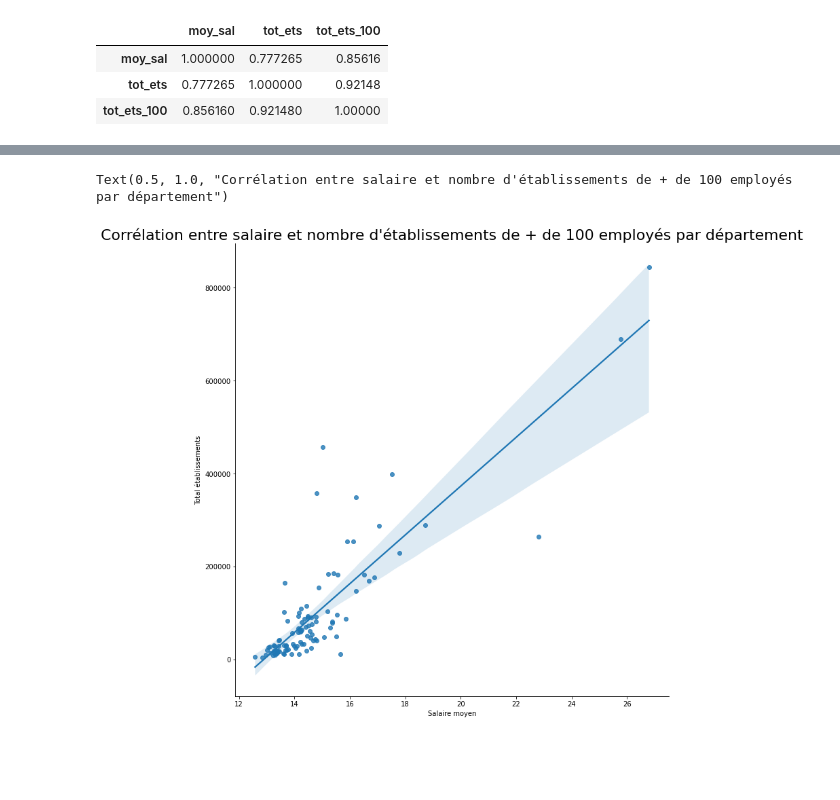
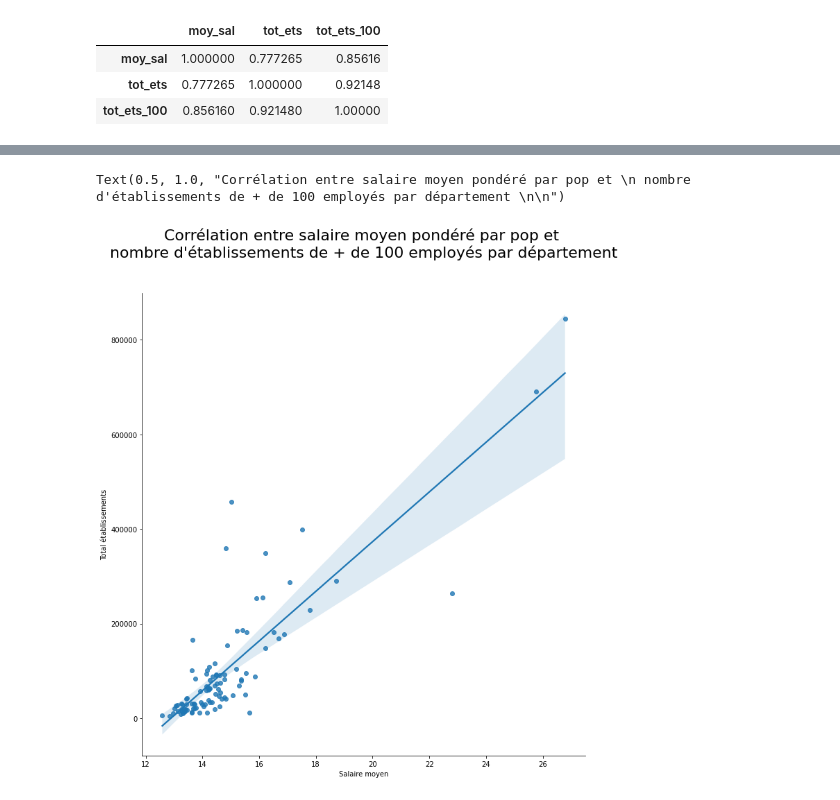
Before and after one commit to Mariehf64/fev23cda_french_industry, a Jupyter notebook: EDA_Vivien_2020/EDA v2.ipynb, the cells around one changed output, grey strips where cells are left out. Saved outputs shown, nothing was run; the diff lists cells and outputs as text; code cells hidden in the pictures; blank space fills up the shorter version.

```diff
--- a/EDA_Vivien_2020/EDA v2.ipynb
+++ b/EDA_Vivien_2020/EDA v2.ipynb
@@ -272,15 +272,15 @@ Text(0.5, 1.0, "Corrélation entre salaire et nombre d'établissements par dépa
 # %%
 import seaborn as sns
 
 ax = sns.lmplot(data=dep_analysis, x='moy_sal',
                 y='tot_ets_100',
                 height=10,
                 aspect=1,
                 )
 
 plt.xlabel('Salaire moyen')
 plt.ylabel('Total établissements')
-plt.title('Corrélation entre salaire et nombre d\'établissements de + de 100 employés par département', fontsize=22)
+plt.title('Corrélation entre salaire moyen pondéré par pop et \n nombre d\'établissements de + de 100 employés par département \n\n', fontsize=22)
 # %% [output]
-Text(0.5, 1.0, "Corrélation entre salaire et nombre d'établissements de + de 100 employés par département")
+Text(0.5, 1.0, "Corrélation entre salaire moyen pondéré par pop et \n nombre d'établissements de + de 100 employés par département \n\n")
-[figure, old version]
+[figure, new version]
```
Also changed, not shown: parts of 1 cell of this notebook.
